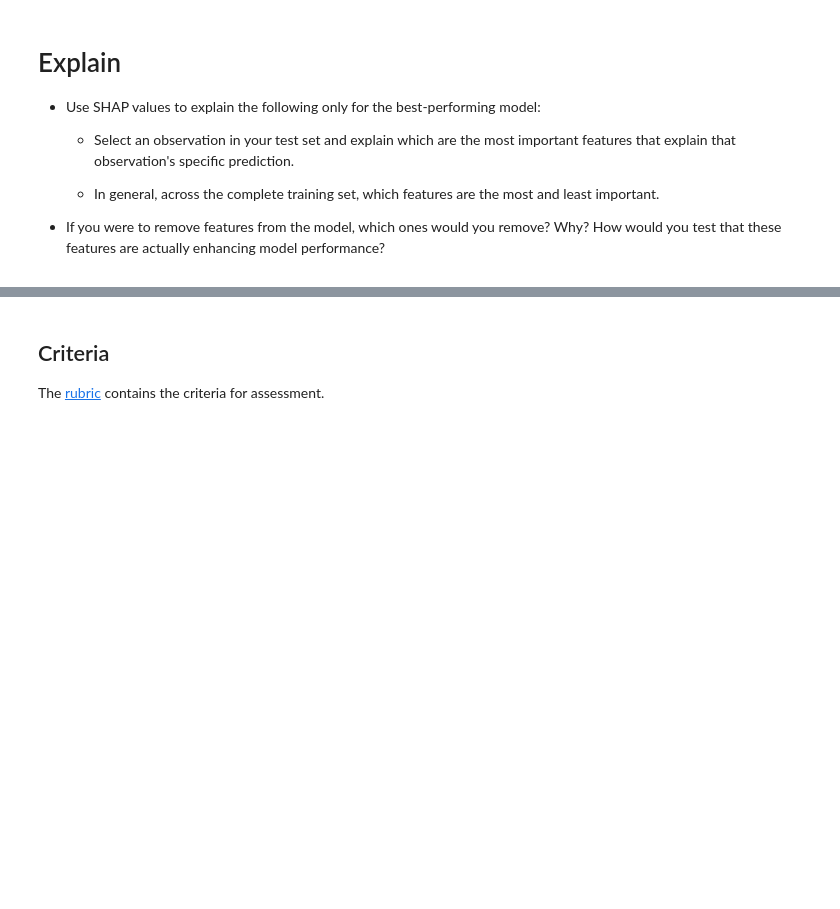
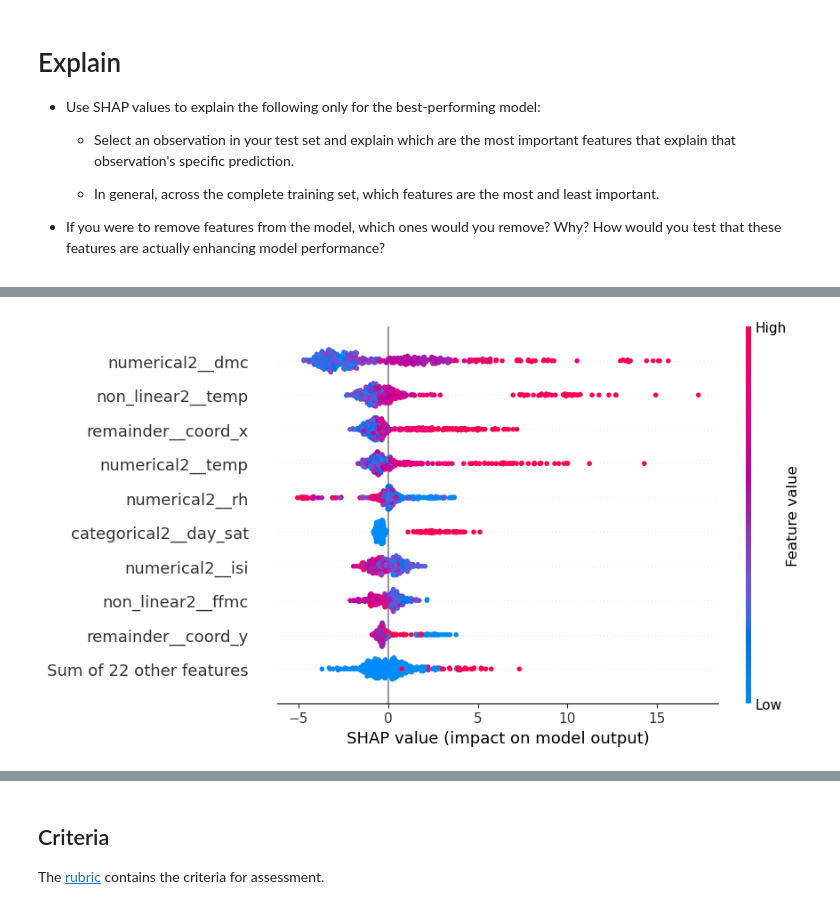
Before and after one commit to UofT-DSI/production, a Jupyter notebook: 02_activities/assignments/assignment_2.ipynb, the cells around one changed output, grey strips where cells are left out. Cells and saved outputs as stored; diff of their text form; code cells hidden in the pictures; blank space fills up the shorter version.

```diff
--- a/02_activities/assignments/assignment_2.ipynb
+++ b/02_activities/assignments/assignment_2.ipynb
@@ -163,0 +391,4 @@ Create a [model pipeline](https://scikit-learn.org/stable/modules/generated/skle
+# %%
+shap.plots.beeswarm(shap_values)
+# %% [output]
+[figure, added]
```
Also changed, not shown: parts of 26 cells of this notebook.
